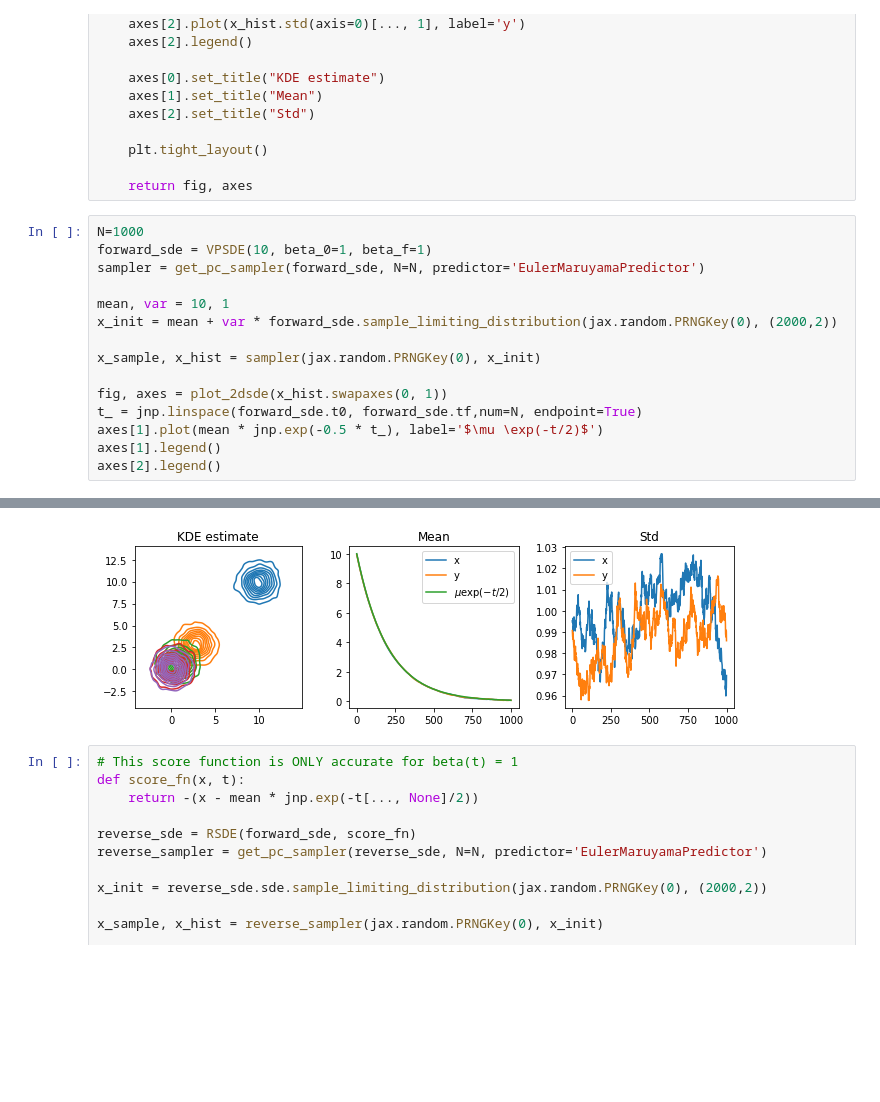
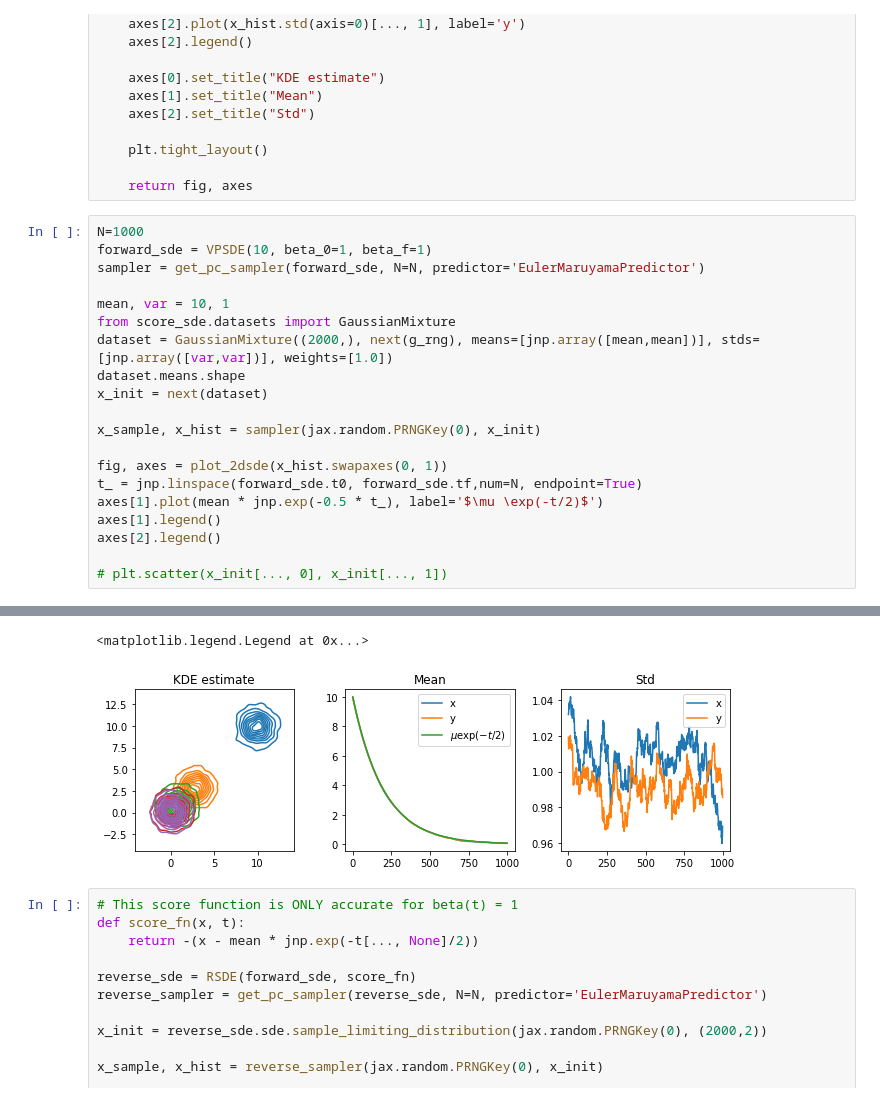
Before and after one commit to oxcsml/riemannian-score-sde, a Jupyter notebook: scripts/diffusion.ipynb, the cells around one changed output, grey strips where cells are left out. Cells and saved outputs as stored; diff of their text form; blank space fills up the shorter version.

```diff
--- a/scripts/diffusion.ipynb
+++ b/scripts/diffusion.ipynb
@@ -58,7 +58,10 @@ forward_sde = VPSDE(10, beta_0=1, beta_f=1)
 sampler = get_pc_sampler(forward_sde, N=N, predictor='EulerMaruyamaPredictor')
 
 mean, var = 10, 1
-x_init = mean + var * forward_sde.sample_limiting_distribution(jax.random.PRNGKey(0), (2000,2))
+from score_sde.datasets import GaussianMixture
+dataset = GaussianMixture((2000,), next(g_rng), means=[jnp.array([mean,mean])], stds=[jnp.array([var,var])], weights=[1.0])
+dataset.means.shape
+x_init = next(dataset)
 
 x_sample, x_hist = sampler(jax.random.PRNGKey(0), x_init)
 
@@ -67,4 +70,6 @@ t_ = jnp.linspace(forward_sde.t0, forward_sde.tf,num=N, endpoint=True)
 axes[1].plot(mean * jnp.exp(-0.5 * t_), label='$\mu \exp(-t/2)$')
 axes[1].legend()
 axes[2].legend()
+
+# plt.scatter(x_init[..., 0], x_init[..., 1])
 # %% [output]
@@ -72,4 +77,5 @@ axes[2].legend()
+<matplotlib.legend.Legend at 0x...>
-[figure, old version]
+[figure, new version]
 # %%
 # This score function is ONLY accurate for beta(t) = 1
 def score_fn(x, t):
```
Also changed, not shown: parts of 9 cells of this notebook.
